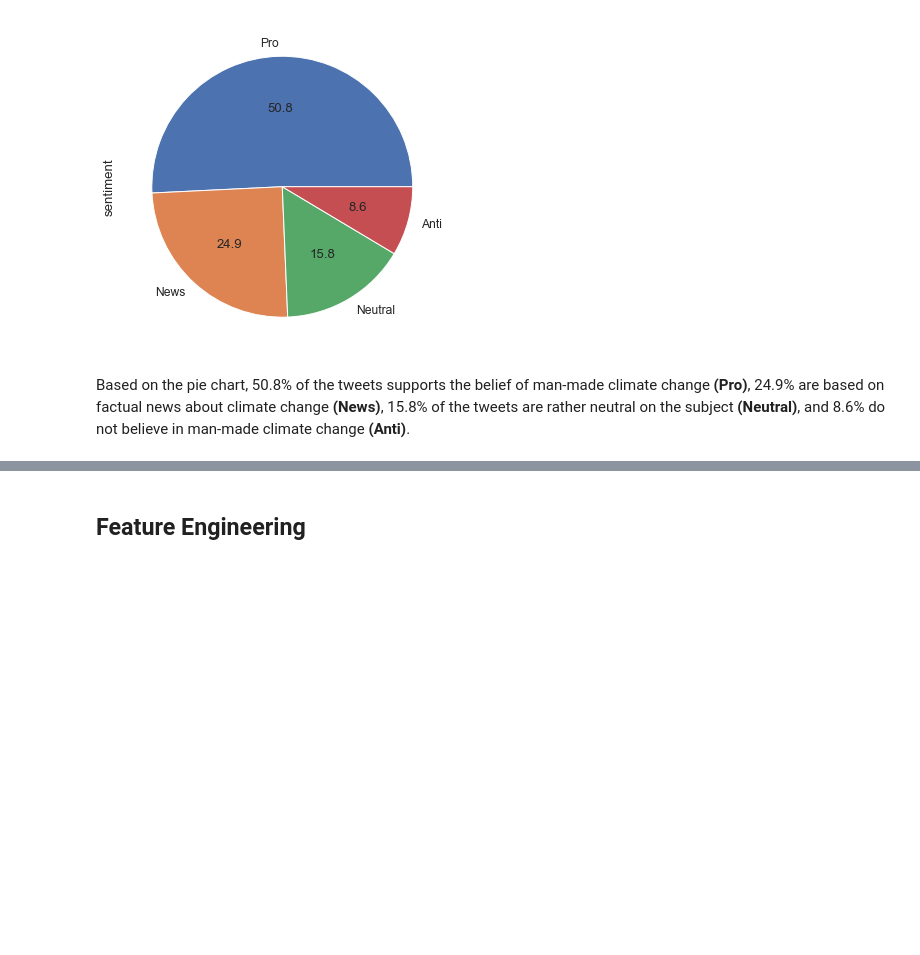
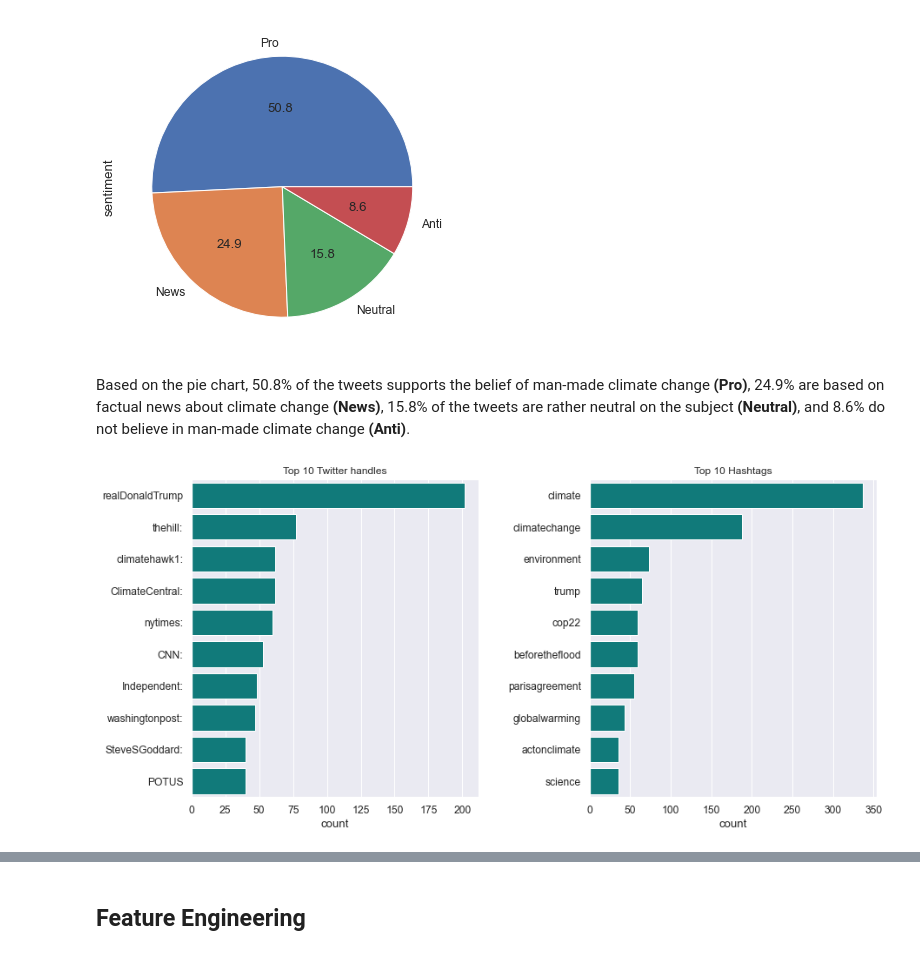
Before and after one commit to FaatimahM/jhb-ss3-classification-Repo, a Jupyter notebook: Classification_submission_file.ipynb, the cells around one changed output, grey strips where cells are left out. Cells and saved outputs as stored; diff of their text form; code cells hidden in the pictures; blank space fills up the shorter version.

```diff
--- a/Classification_submission_file.ipynb
+++ b/Classification_submission_file.ipynb
@@ -232,0 +252,28 @@ Based on the pie chart, 50.8% of the tweets supports the belief of man-made clim
+# %%
+def get_handle(data):
+    """
+
+    Docstring
+
+
+    """
+    handles=[]
+    for message in data:
+        #Finding all user
+        message=re.findall('@([^\s]+)',message)
+        handles.append(message)
+
+    user_list=[user for user in handles if user != []]
+    list_df=pd.DataFrame(user_list)
+    handles=list_df.stack(level=0)
+    return handles
+# %%
+fig,ax = plt.subplots(ncols=2, figsize=(14, 8))
+fig.tight_layout(pad=7.0)
+sns.countplot(y=get_handle(df['message']), order=get_handle(df['message']).value_counts()[0:10].index,ax=ax[0], color='darkcyan')
+sns.countplot(y=get_hashtag(df['message']), order=get_hashtag(df['message']).value_counts()[0:10].index,ax=ax[1], color='darkcyan')
+ax[0].set_title('Top 10 Twitter handles',fontsize=12)
+ax[1].set_title('Top 10 Hashtags',fontsize=12)
+plt.show()
+# %% [output]
+[figure, added]
```
Also changed, not shown: parts of 7 cells of this notebook.
